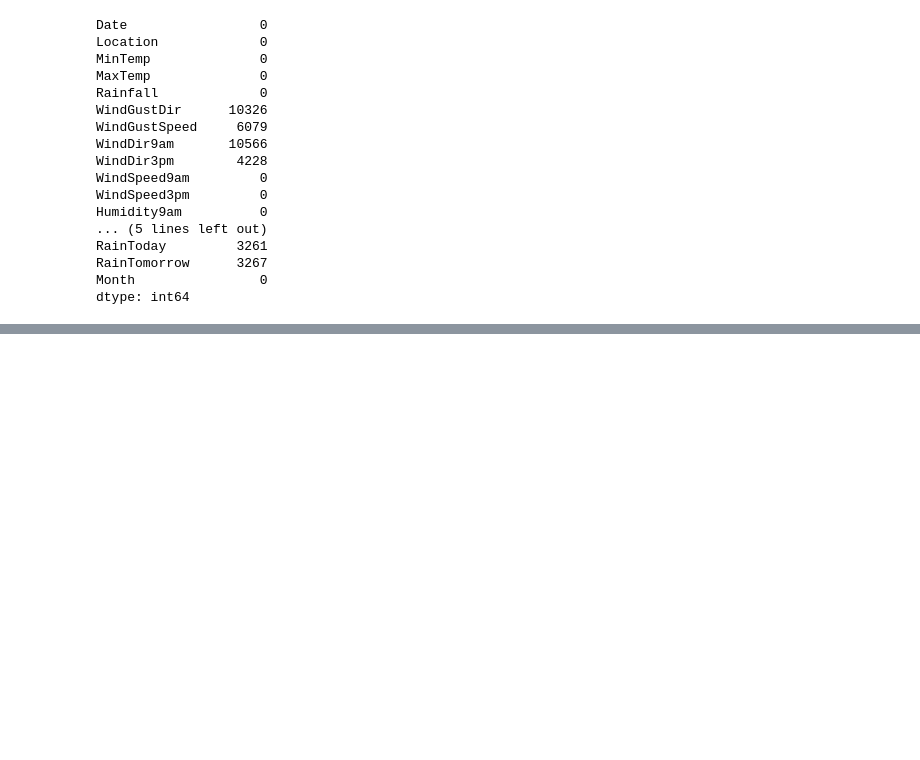
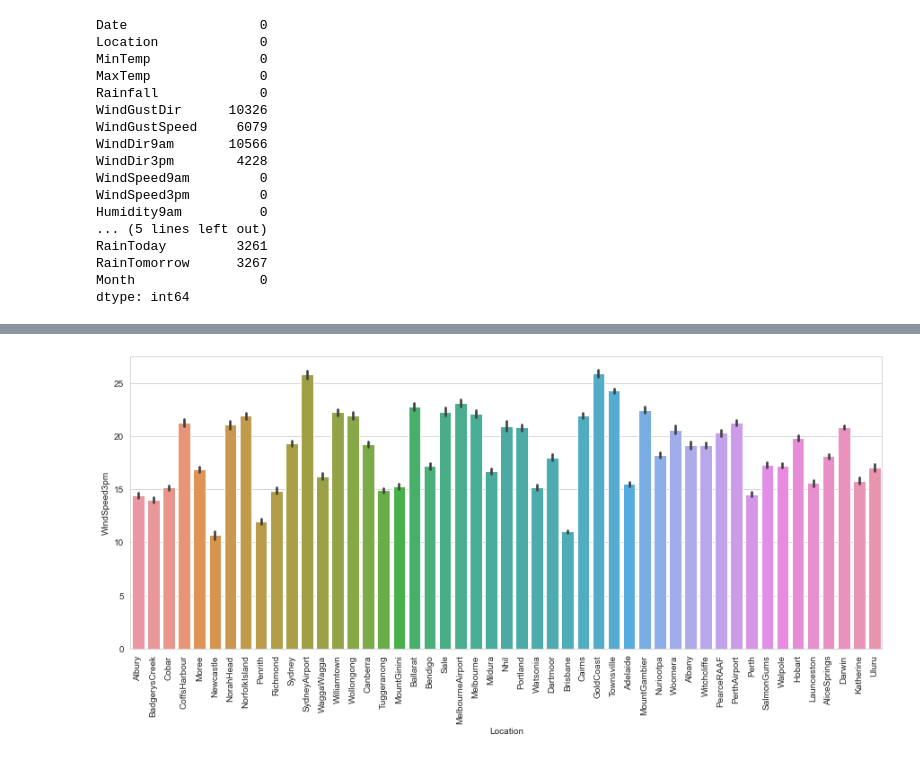
Before and after one commit to ayg15/rain-in-australia, a Jupyter notebook: Predicting Rain In Australia.ipynb, the cells around one changed output, grey strips where cells are left out. Cells and saved outputs as stored; diff of their text form; code cells hidden in the pictures; blank space fills up the shorter version.

```diff
--- a/Predicting Rain In Australia.ipynb
+++ b/Predicting Rain In Australia.ipynb
@@ -296,0 +387,6 @@ We can observe that there are few locations where there are null values for Wind
+# %%
+plt.figure(figsize=(15,6))
+sns.barplot(x='Location', y='WindSpeed3pm', data=rain_df)
+plt.xticks(rotation=90);
+# %% [output]
+[figure, added]
```
Also changed, not shown: parts of 91 cells of this notebook.
